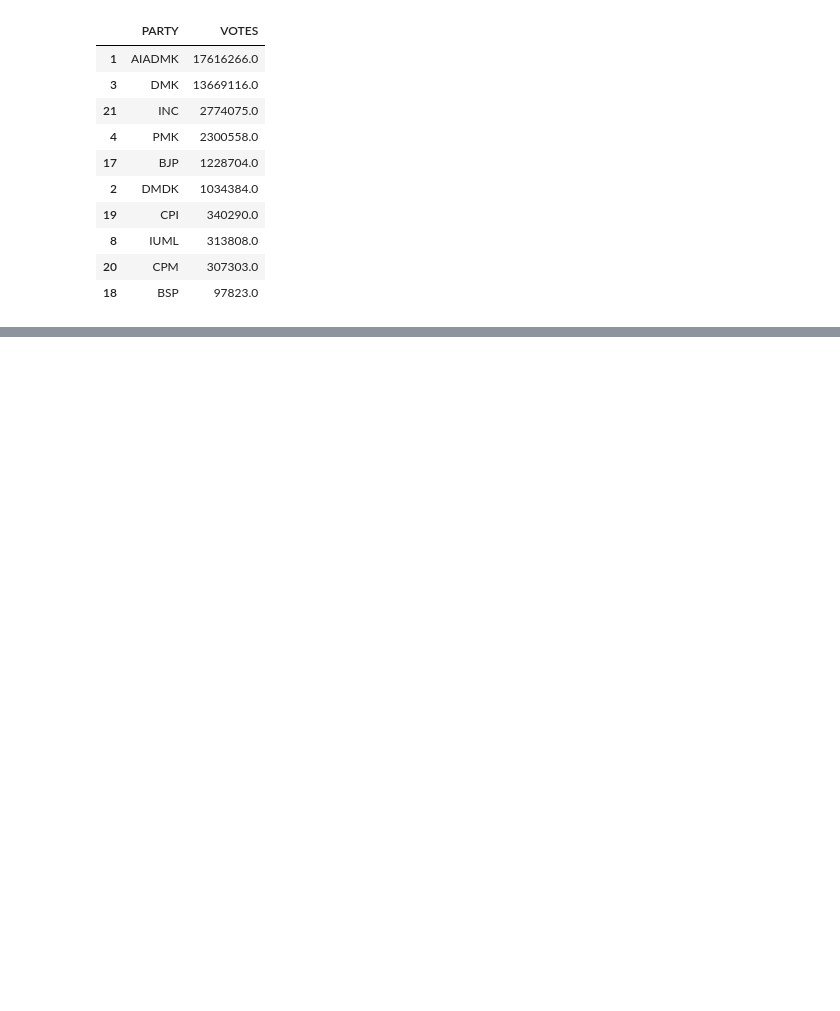
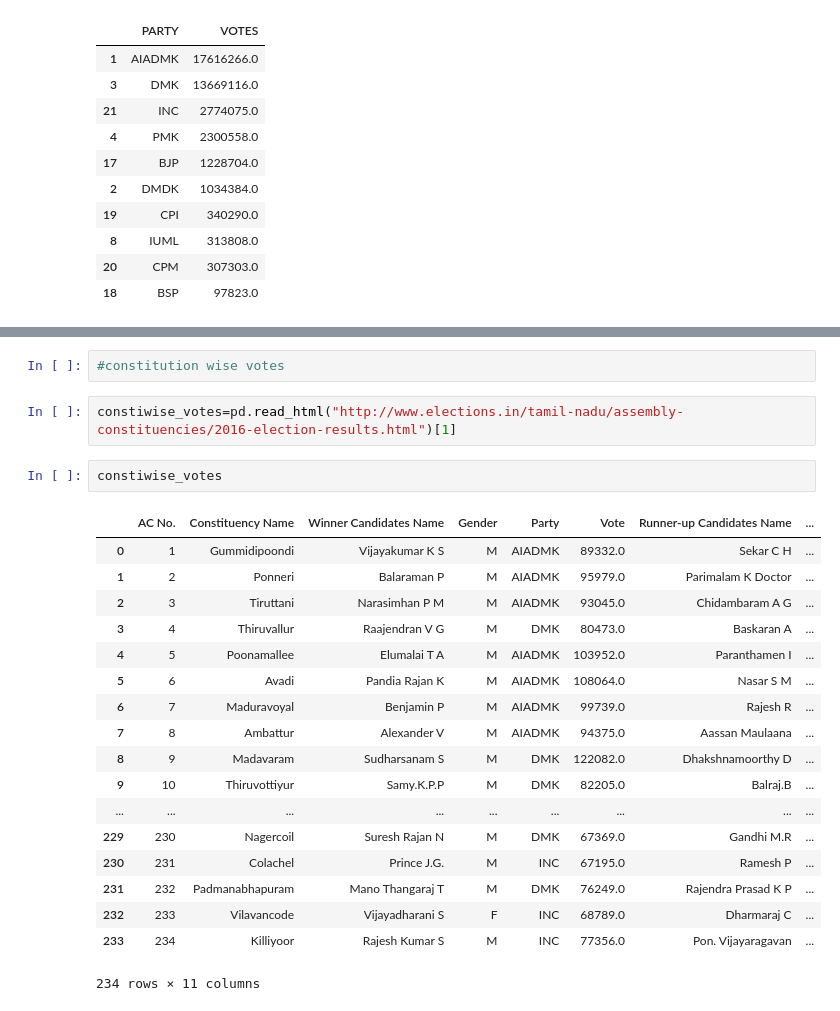
Before and after one commit to sathishsivam/Java_conventional, a Jupyter notebook: tnelectionalliences.ipynb, the cells around one changed output, grey strips where cells are left out. Saved outputs shown, nothing was run; the diff lists cells and outputs as text; blank space fills up the shorter version.

```diff
--- a/tnelectionalliences.ipynb
+++ b/tnelectionalliences.ipynb
@@ -137,0 +153,25 @@ top_ten.plot.bar(top_ten['PARTY'],title="TOP Ten Parties of Tamilnadu by Votes -
+# %%
+#constitution wise votes
+# %%
+constiwise_votes=pd.read_html("http://www.elections.in/tamil-nadu/assembly-constituencies/2016-election-results.html")[1]
+# %%
+constiwise_votes
+# %% [output]
+|  | AC No. | Constituency Name | Winner Candidates Name | Gender | Party | Vote | Runner-up Candidates Name | ... |
+| 0 | 1 | Gummidipoondi | Vijayakumar K S | M | AIADMK | 89332.0 | Sekar C H | ... |
+| 1 | 2 | Ponneri | Balaraman P | M | AIADMK | 95979.0 | Parimalam K Doctor | ... |
+| 2 | 3 | Tiruttani | Narasimhan P M | M | AIADMK | 93045.0 | Chidambaram A G | ... |
+| 3 | 4 | Thiruvallur | Raajendran V G | M | DMK | 80473.0 | Baskaran A | ... |
+| 4 | 5 | Poonamallee | Elumalai T A | M | AIADMK | 103952.0 | Paranthamen I | ... |
+| 5 | 6 | Avadi | Pandia Rajan K | M | AIADMK | 108064.0 | Nasar S M | ... |
+| 6 | 7 | Maduravoyal | Benjamin P | M | AIADMK | 99739.0 | Rajesh R | ... |
+| 7 | 8 | Ambattur | Alexander V | M | AIADMK | 94375.0 | Aassan Maulaana | ... |
+| 8 | 9 | Madavaram | Sudharsanam S | M | DMK | 122082.0 | Dhakshnamoorthy D | ... |
+| 9 | 10 | Thiruvottiyur | Samy.K.P.P | M | DMK | 82205.0 | Balraj.B | ... |
+| ... | ... | ... | ... | ... | ... | ... | ... | ... |
+| 229 | 230 | Nagercoil | Suresh Rajan N | M | DMK | 67369.0 | Gandhi M.R | ... |
+| 230 | 231 | Colachel | Prince J.G. | M | INC | 67195.0 | Ramesh P | ... |
+| 231 | 232 | Padmanabhapuram | Mano Thangaraj T | M | DMK | 76249.0 | Rajendra Prasad K P | ... |
+| 232 | 233 | Vilavancode | Vijayadharani S | F | INC | 68789.0 | Dharmaraj C | ... |
+| 233 | 234 | Killiyoor | Rajesh Kumar S | M | INC | 77356.0 | Pon. Vijayaragavan | ... |
+234 rows × 11 columns
```
Also changed, not shown: parts of 15 cells of this notebook.
